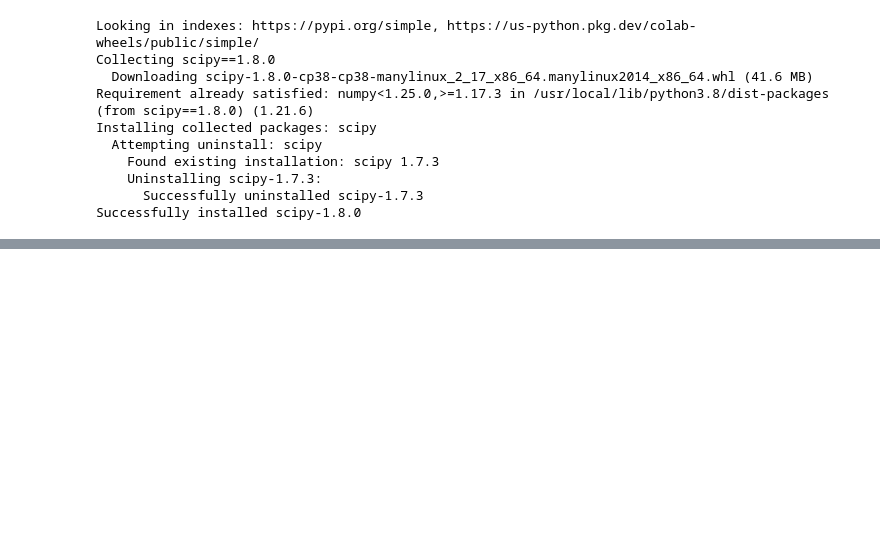
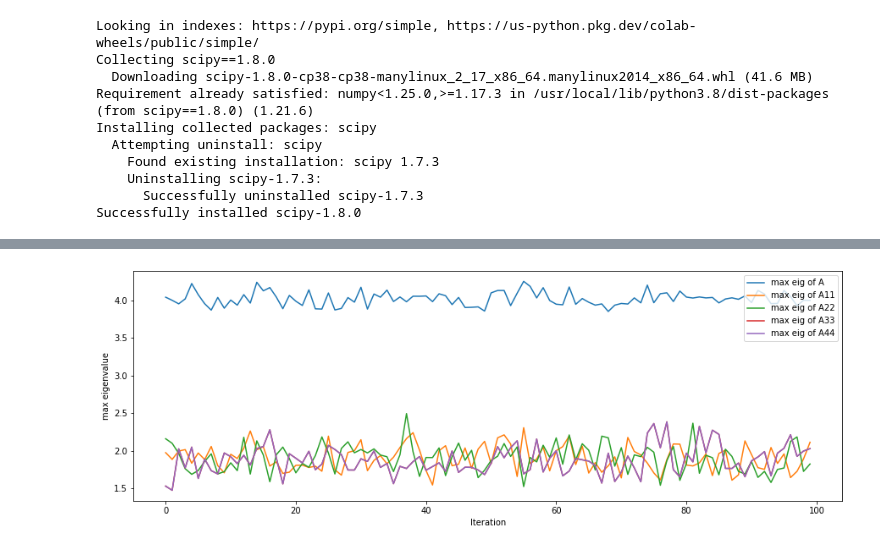
Before and after one commit to RamanEbrahimi/Network-Science, a Jupyter notebook: Research-related/Multilayer_Networkx.ipynb, the cells around one changed output, grey strips where cells are left out. Drawn from its saved outputs; the diff is of its cells as text; code cells hidden in the pictures; blank space fills up the shorter version.

```diff
--- a/Research-related/Multilayer_Networkx.ipynb
+++ b/Research-related/Multilayer_Networkx.ipynb
@@ -182,0 +385,36 @@ for p_intra in p_intra_list:
+# %%
+list_A = []
+list_A11 = []
+list_A22 = []
+list_A33 = []
+list_A44 = []
+comb = []
+diff1 = []
+diff2 = []
+
+for i in range(100):
+    # generating 100 multiplex networks with 50 nodes in each layer (for 3 layers)
+    A11, A12, A13, A14, A21, A22, A23, A24, A31, A32, A33, A34, A41, A42, A43, A44 = generate_multiplex_4l(50)
+    max_A11, max_A22, max_A33, max_A44, max_A= compute_max_4l(A11, A12, A13, A14, A21, A22, A23, A24, A31, A32, A33, A34, A41, A42, A43, A44)
+    list_A.append(max_A)
+    list_A11.append(max_A11)
+    list_A22.append(max_A22)
+    list_A33.append(max_A33)
+    list_A44.append(max_A44)
+    # comb_max = (max_A11 + max_A22 + max_A33)
+    # comb.append(comb_max)
+
+
+plt.figure(figsize=(15,5))
+plt.plot(list_A, label='max eig of A')
+plt.plot(list_A11, label='max eig of A11')
+plt.plot(list_A22, label='max eig of A22')
+plt.plot(list_A33, label='max eig of A33')
+plt.plot(list_A44, label='max eig of A44')
+# plt.plot(comb, label='combination')
+plt.xlabel('Iteration')
+plt.ylabel('max eigenvalue')
+plt.legend(loc='upper right')
+plt.show()
+# %% [output]
+[figure, added]
```
Also changed, not shown: parts of 17 cells of this notebook, 1 other file.
